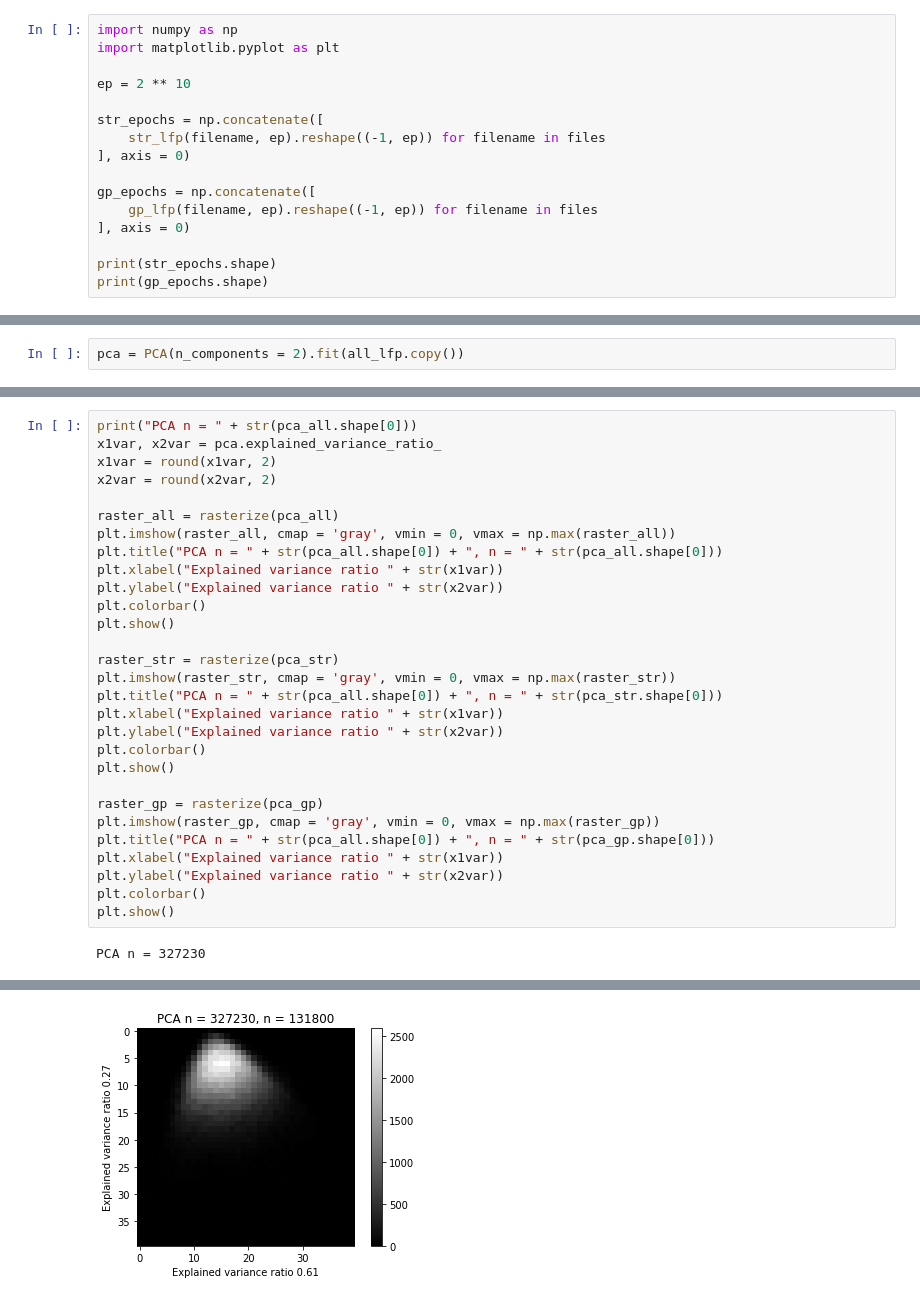
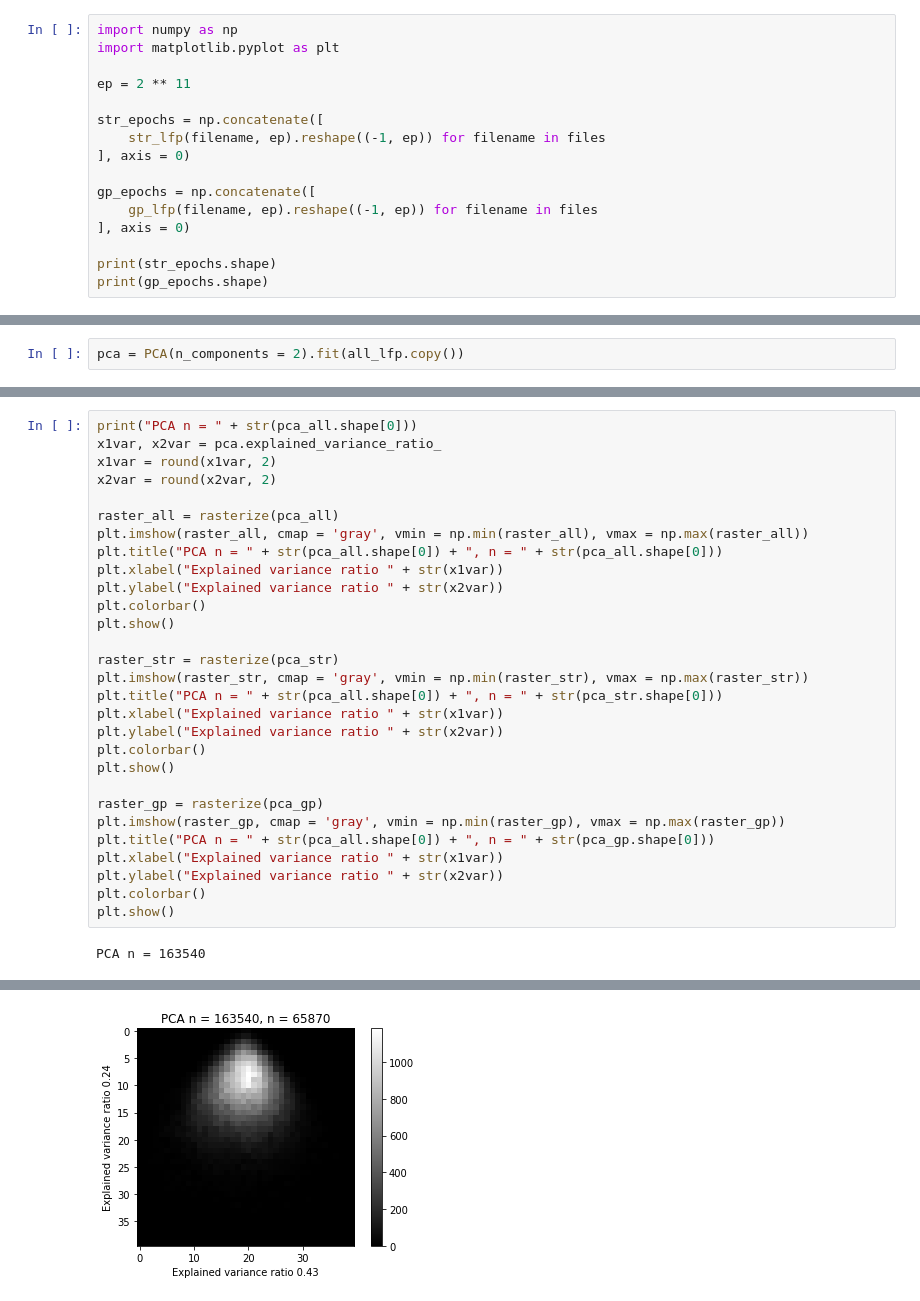
Before and after one commit to miriamvall/DD142X, a Jupyter notebook: code/notebooks/Multiple animals PCA.ipynb, the cells around one changed output, grey strips where cells are left out. Saved outputs shown, nothing was run; the diff lists cells and outputs as text.

```diff
--- a/code/notebooks/Multiple animals PCA.ipynb
+++ b/code/notebooks/Multiple animals PCA.ipynb
@@ -21,7 +21,7 @@ print(files)
 import numpy as np
 import matplotlib.pyplot as plt
 
-ep = 2 ** 10
+ep = 2 ** 11
 
 str_epochs = np.concatenate([
     str_lfp(filename, ep).reshape((-1, ep)) for filename in files
@@ -134,7 +134,7 @@ x1var = round(x1var, 2)
 x2var = round(x2var, 2)
 
 raster_all = rasterize(pca_all)
-plt.imshow(raster_all, cmap = 'gray', vmin = 0, vmax = np.max(raster_all))
+plt.imshow(raster_all, cmap = 'gray', vmin = np.min(raster_all), vmax = np.max(raster_all))
 plt.title("PCA n = " + str(pca_all.shape[0]) + ", n = " + str(pca_all.shape[0]))
 plt.xlabel("Explained variance ratio " + str(x1var))
 plt.ylabel("Explained variance ratio " + str(x2var))
@@ -142,7 +142,7 @@ plt.colorbar()
 plt.show()
 
 raster_str = rasterize(pca_str)
-plt.imshow(raster_str, cmap = 'gray', vmin = 0, vmax = np.max(raster_str))
+plt.imshow(raster_str, cmap = 'gray', vmin = np.min(raster_str), vmax = np.max(raster_str))
 plt.title("PCA n = " + str(pca_all.shape[0]) + ", n = " + str(pca_str.shape[0]))
 plt.xlabel("Explained variance ratio " + str(x1var))
 plt.ylabel("Explained variance ratio " + str(x2var))
@@ -150,11 +150,11 @@ plt.colorbar()
 plt.show()
 
 raster_gp = rasterize(pca_gp)
-plt.imshow(raster_gp, cmap = 'gray', vmin = 0, vmax = np.max(raster_gp))
+plt.imshow(raster_gp, cmap = 'gray', vmin = np.min(raster_gp), vmax = np.max(raster_gp))
 plt.title("PCA n = " + str(pca_all.shape[0]) + ", n = " + str(pca_gp.shape[0]))
 plt.xlabel("Explained variance ratio " + str(x1var))
 plt.ylabel("Explained variance ratio " + str(x2var))
 plt.colorbar()
 plt.show()
 # %% [output]
-PCA n = 327230
+PCA n = 163540
@@ -162 +162 @@ PCA n = 327230
-[figure, old version]
+[figure, new version]
```
Also changed, not shown: parts of 7 cells of this notebook, 1 other file.
